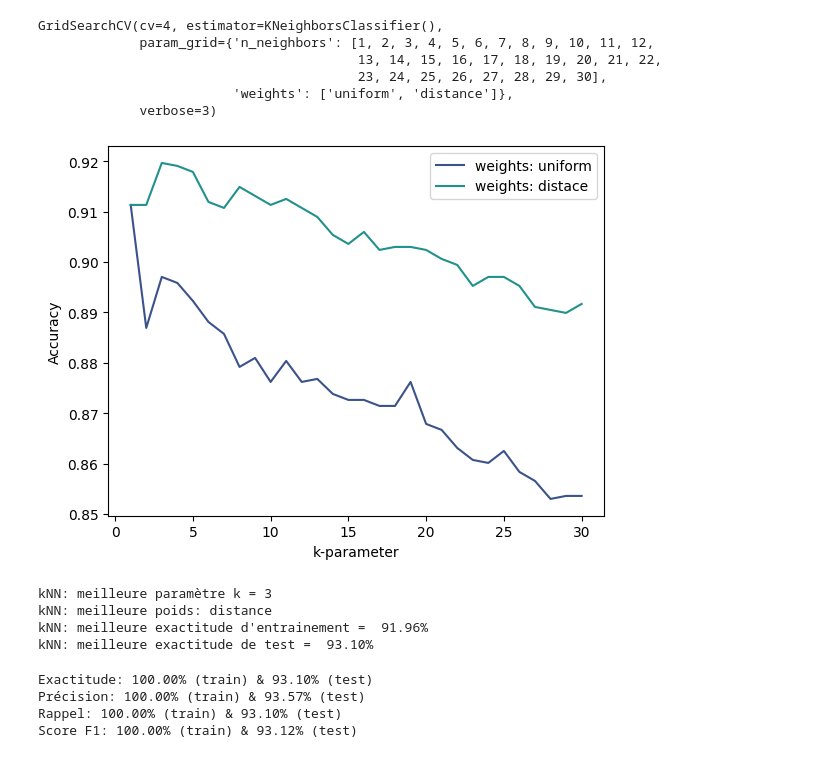
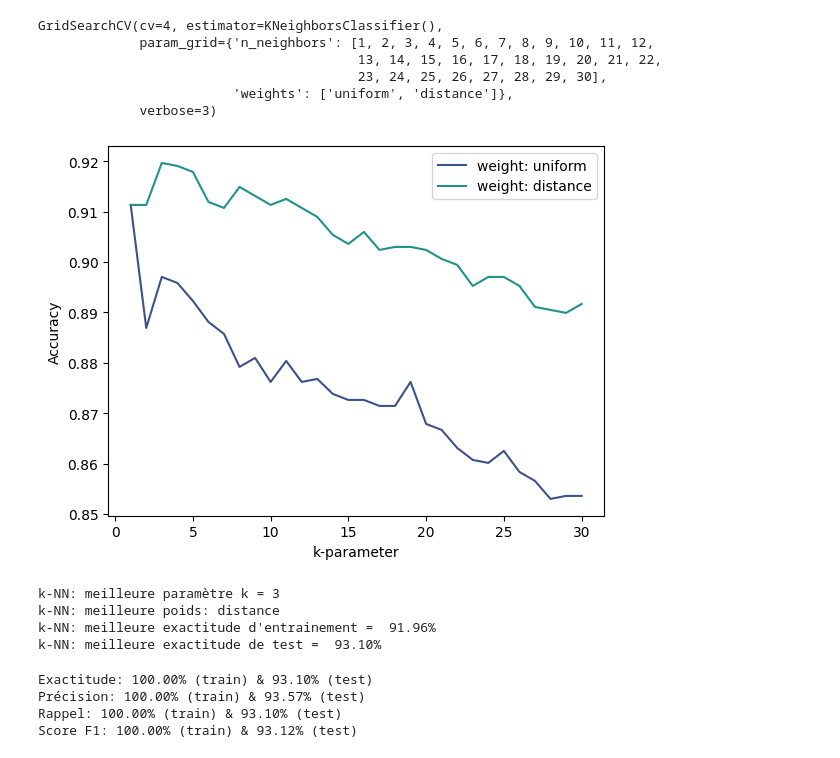
Before and after one commit to Squidez/projet_master, a Jupyter notebook: classification.ipynb, the cells around one changed output. Saved outputs shown, nothing was run; the diff lists cells and outputs as text; code cells hidden in the pictures.

```diff
--- a/classification.ipynb
+++ b/classification.ipynb
@@ -243,30 +240,30 @@ GridSearchCV(cv=4, estimator=KNeighborsClassifier(),
 # %%
 accuracy_uni = grid_search_knn.cv_results_['mean_test_score'][0::2]
 accuracy_dist = grid_search_knn.cv_results_['mean_test_score'][1::2]
 
 # diagramme k - accuracy
-plt.plot(k_par, accuracy_uni, c='#3b528b', label = 'weights: uniform')
-plt.plot(k_par, accuracy_dist, c='#21918c', label = 'weights: distace')
+plt.plot(k_par, accuracy_uni, c='#3b528b', label = 'weight: uniform')
+plt.plot(k_par, accuracy_dist, c='#21918c', label = 'weight: distance')
 plt.xlabel('k-parameter')
 plt.ylabel('Accuracy')
 plt.legend()
 plt.show()
 # %% [output]
-[figure, old version]
+[figure, new version]
 # %%
 accuracy_knn_test = grid_search_knn.best_estimator_.score(X_test, y_test)
-best_k = grid_search_knn.best_params_["n_neighbors"]
-best_weights = grid_search_knn.best_params_["weights"]
-print(f"kNN: meilleure paramètre k = {best_k}")
-print(f"kNN: meilleure poids: {best_weights}")
-print(f"kNN: meilleure exactitude d'entrainement = "
-      f"{grid_search_knn.best_score_: .2%}")
-print(f"kNN: meilleure exactitude de test = {accuracy_knn_test: .2%}")
+best_k = grid_search_knn.best_params_['n_neighbors']
+best_weights = grid_search_knn.best_params_['weights']
+print(f'k-NN: meilleure paramètre k = {best_k}')
+print(f'k-NN: meilleure poids: {best_weights}')
+print(f'k-NN: meilleure exactitude d'entrainement = '
+      f'{grid_search_knn.best_score_: .2%}')
+print(f'k-NN: meilleure exactitude de test = {accuracy_knn_test: .2%}')
 # %% [output]
-kNN: meilleure paramètre k = 3
-kNN: meilleure poids: distance
-kNN: meilleure exactitude d'entrainement =  91.96%
-kNN: meilleure exactitude de test =  93.10%
+k-NN: meilleure paramètre k = 3
+k-NN: meilleure poids: distance
+k-NN: meilleure exactitude d'entrainement =  91.96%
+k-NN: meilleure exactitude de test =  93.10%
 # %%
 best_knn = KNeighborsClassifier(n_neighbors=best_k, weights=best_weights)
 best_knn.fit(X_train, y_train)
```
Also changed, not shown: parts of 38 cells of this notebook, 4 other files.
